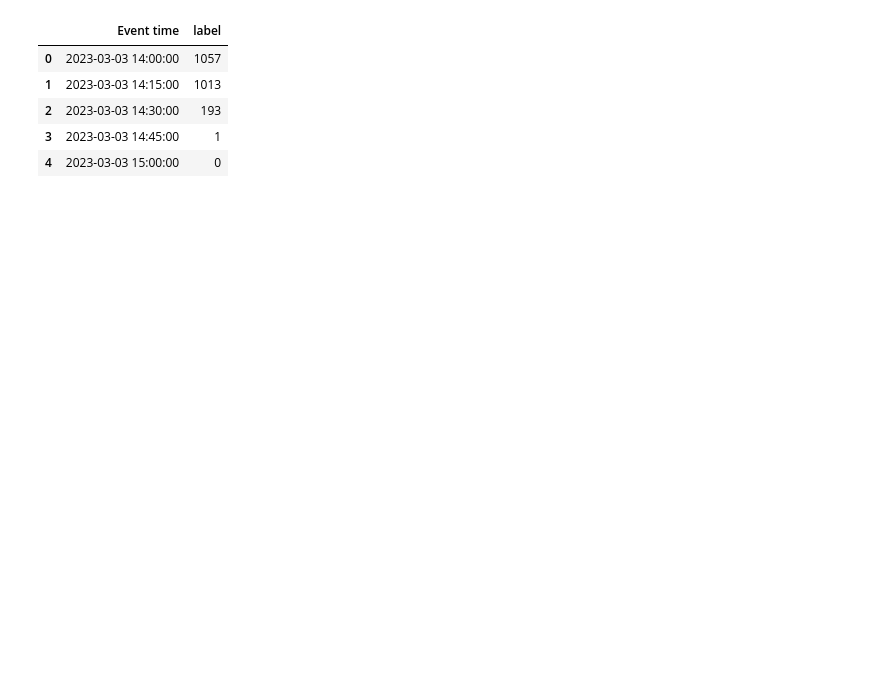
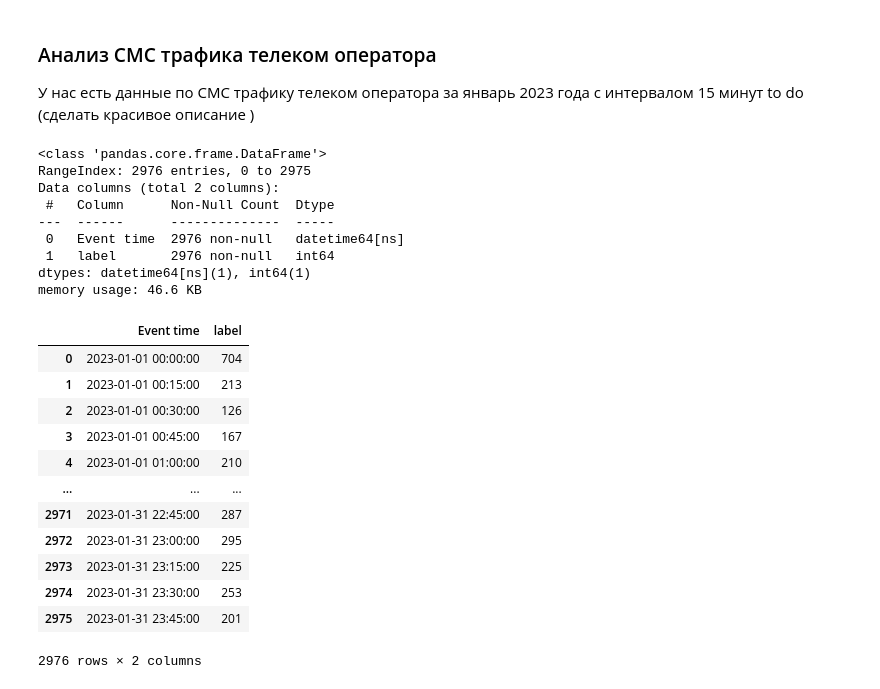
Before and after one commit to kostya9705/Portfolio, a Jupyter notebook: TelecomSMSAnalysis/analysis.ipynb, the cells around one changed output. Cells and saved outputs as stored; diff of their text form; code cells hidden in the pictures; blank space fills up the shorter version.

Commit message:
Initial commit: Telecom Customer Analysis

```diff
--- a/TelecomSMSAnalysis/analysis.ipynb
+++ b/TelecomSMSAnalysis/analysis.ipynb
@@ -2,0 +1,4 @@ import pandas as pd
+# %% [markdown]
+### Анализ СМС трафика телеком оператора
+У нас есть данные по СМС трафику телеком оператора за январь 2023 года с интервалом 15 минут to do (сделать красивое описание
+)
@@ -3,10 +10,30 @@ import pandas as pd
 # %%
-data = pd.read_csv('data/telecom_sms_data.csv')
-data.head()
+data = pd.read_csv('data/telecom_sms_data.csv', parse_dates=['Event time'])
+data.info()
 # %% [output]
-|  | Event time | label |
-| 0 | 2023-03-03 14:00:00 | 1057 |
-| 1 | 2023-03-03 14:15:00 | 1013 |
-| 2 | 2023-03-03 14:30:00 | 193 |
-| 3 | 2023-03-03 14:45:00 | 1 |
-| 4 | 2023-03-03 15:00:00 | 0 |
+<class 'pandas.core.frame.DataFrame'>
+RangeIndex: 2976 entries, 0 to 2975
+Data columns (total 2 columns):
+ #   Column      Non-Null Count  Dtype
+---  ------      --------------  -----
+ 0   Event time  2976 non-null   datetime64[ns]
+ 1   label       2976 non-null   int64
+dtypes: datetime64[ns](1), int64(1)
+memory usage: 46.6 KB
+# %%
+#Отсортируем по дате (чтобы данные были упорядочены по времени)
+data.sort_values(by='Event time', ascending=True)
+# %% [output]
+|  | Event time | label |
+| 0 | 2023-01-01 00:00:00 | 704 |
+| 1 | 2023-01-01 00:15:00 | 213 |
+| 2 | 2023-01-01 00:30:00 | 126 |
+| 3 | 2023-01-01 00:45:00 | 167 |
+| 4 | 2023-01-01 01:00:00 | 210 |
+| ... | ... | ... |
+| 2971 | 2023-01-31 22:45:00 | 287 |
+| 2972 | 2023-01-31 23:00:00 | 295 |
+| 2973 | 2023-01-31 23:15:00 | 225 |
+| 2974 | 2023-01-31 23:30:00 | 253 |
+| 2975 | 2023-01-31 23:45:00 | 201 |
+2976 rows × 2 columns
```
Also changed, not shown: parts of 11 cells of this notebook, 6 other files.
